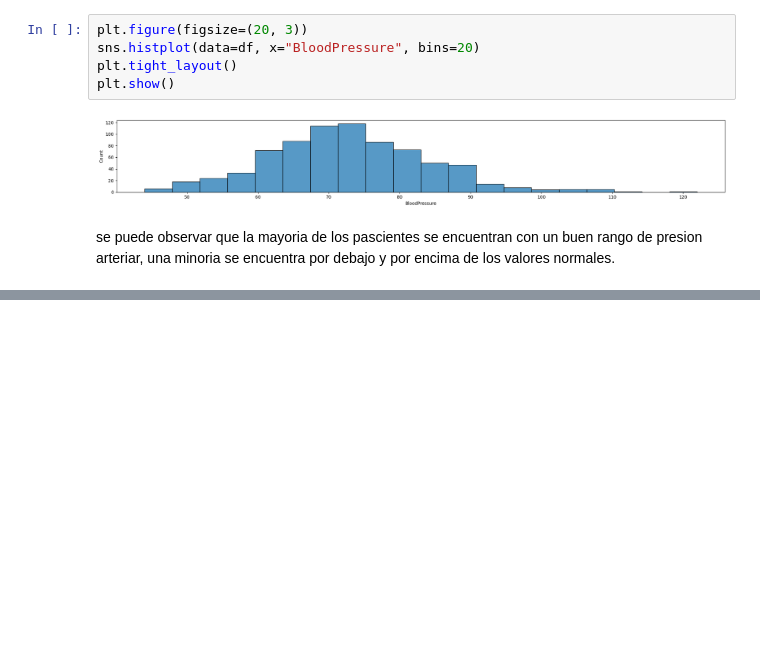
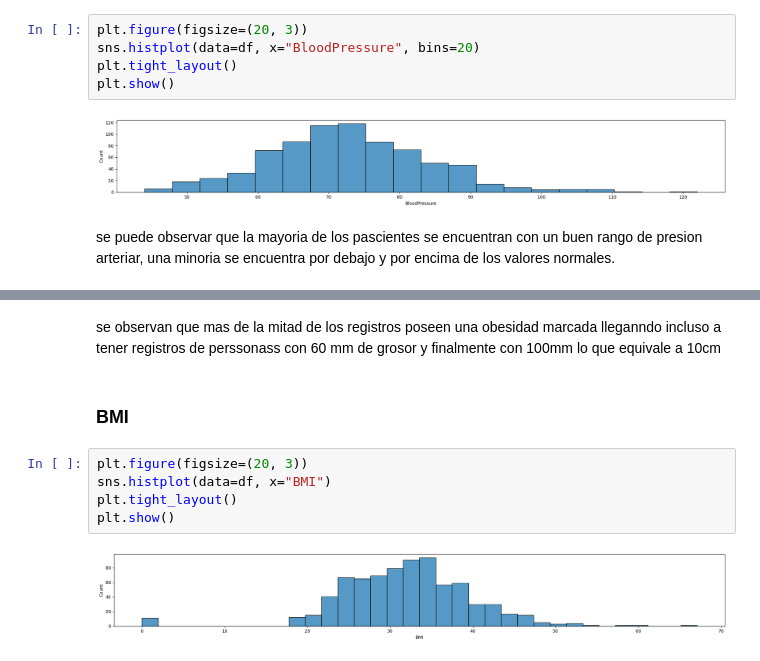
Before and after one commit to Betaniammc/streamlit, a Jupyter notebook: src/04-arboles-diabetes.ipynb, the cells around one changed output, grey strips where cells are left out. Saved outputs shown, nothing was run; the diff lists cells and outputs as text; blank space fills up the shorter version.

```diff
--- a/src/04-arboles-diabetes.ipynb
+++ b/src/04-arboles-diabetes.ipynb
@@ -233,0 +277,11 @@ se puede observar que la mayoria de los pascientes se encuentran con un buen ran
+# %% [markdown]
+se observan que mas de la mitad de los registros poseen una obesidad  marcada lleganndo incluso  a tener registros de perssonass con 60 mm de grosor y finalmente con 100mm lo que equivale a 10cm
+# %% [markdown]
+## <h3> BMI </h3>
+# %%
+plt.figure(figsize=(20, 3))
+sns.histplot(data=df, x="BMI")
+plt.tight_layout()
+plt.show()
+# %% [output]
+[figure, added]
```
Also changed, not shown: parts of 20 cells of this notebook.
